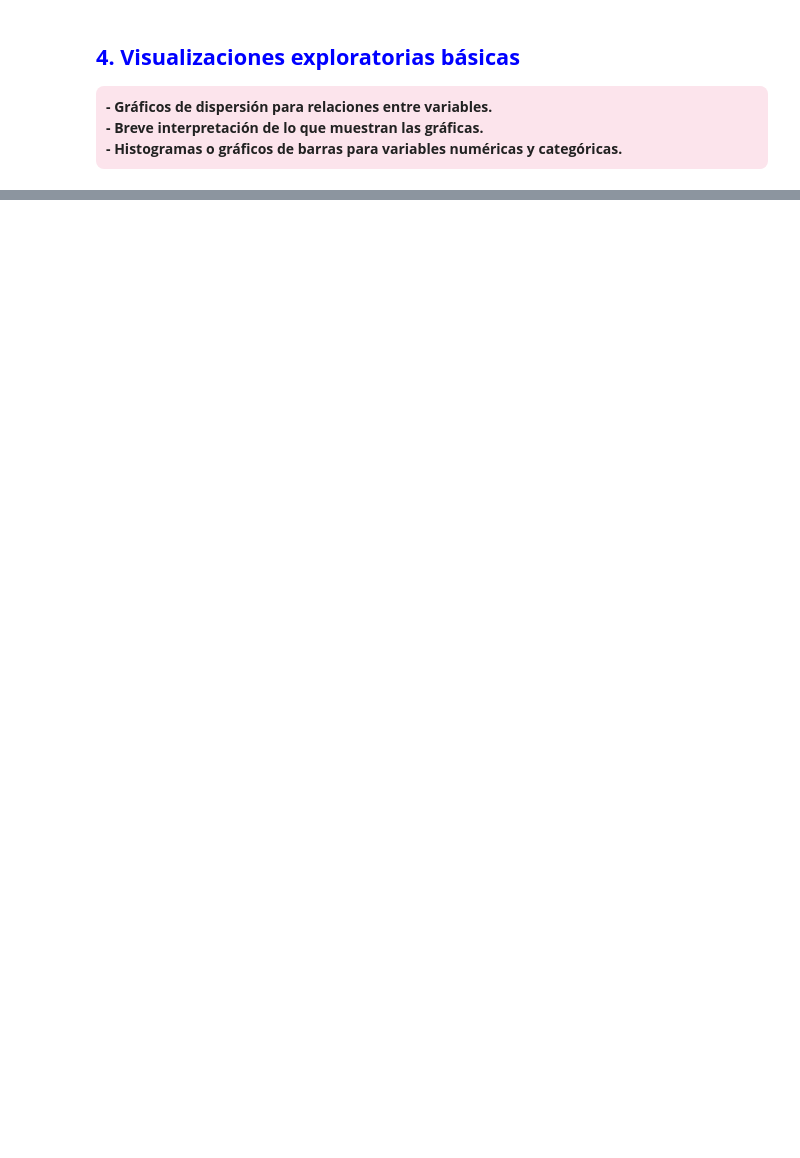
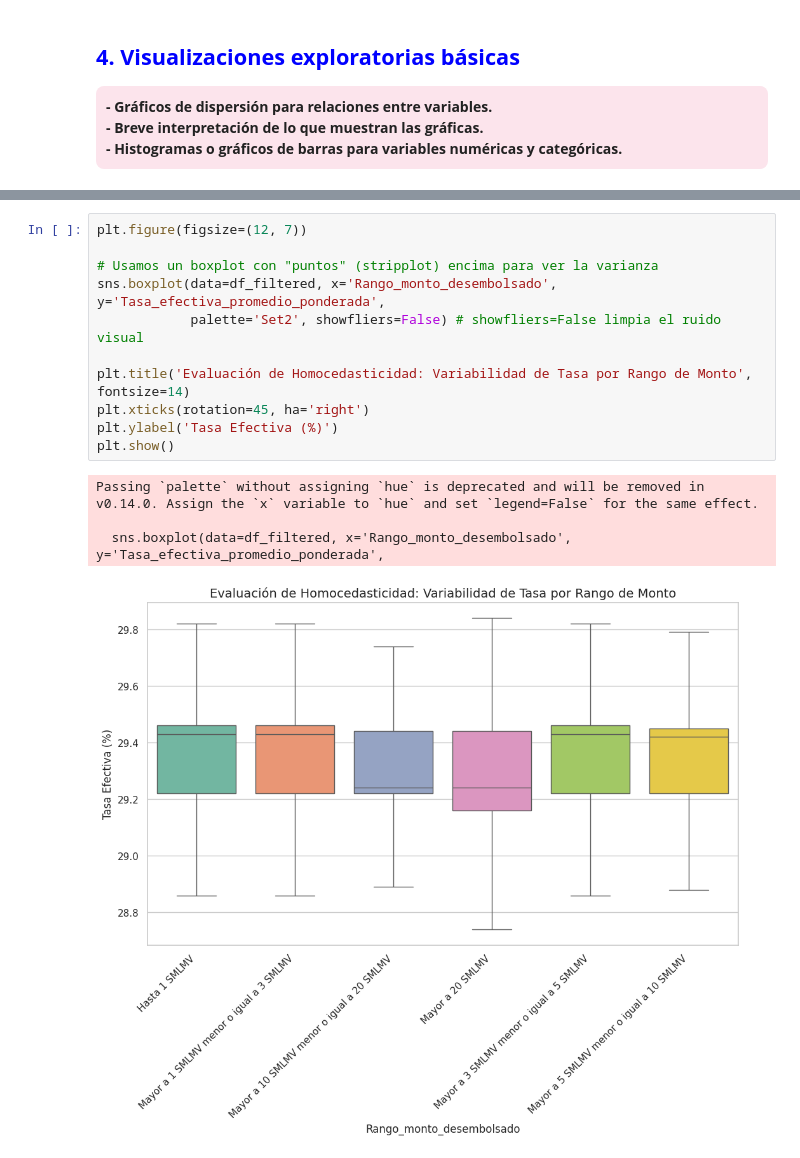
Before and after one commit to HesychastCs/fndDatos2026S1, a Jupyter notebook: sp_1_katherine_rodriguez_vanessa_tocasuche.ipynb, the cells around one changed output, grey strips where cells are left out. Cells and saved outputs as stored; diff of their text form; blank space fills up the shorter version.

Commit message:
Analisis de variables y conclusiones

```diff
--- a/sp_1_katherine_rodriguez_vanessa_tocasuche.ipynb
+++ b/sp_1_katherine_rodriguez_vanessa_tocasuche.ipynb
@@ -717,0 +803,16 @@ Variables oject e int64:
+# %%
+plt.figure(figsize=(12, 7))
+
+# Usamos un boxplot con "puntos" (stripplot) encima para ver la varianza
+sns.boxplot(data=df_filtered, x='Rango_monto_desembolsado', y='Tasa_efectiva_promedio_ponderada',
+            palette='Set2', showfliers=False) # showfliers=False limpia el ruido visual
+
+plt.title('Evaluación de Homocedasticidad: Variabilidad de Tasa por Rango de Monto', fontsize=14)
+plt.xticks(rotation=45, ha='right')
+plt.ylabel('Tasa Efectiva (%)')
+plt.show()
+# %% [output]
+Passing `palette` without assigning `hue` is deprecated and will be removed in v0.14.0. Assign the `x` variable to `hue` and set `legend=False` for the same effect.
+
+  sns.boxplot(data=df_filtered, x='Rango_monto_desembolsado', y='Tasa_efectiva_promedio_ponderada',
+[figure, added]
```
Also changed, not shown: parts of 17 cells of this notebook.
